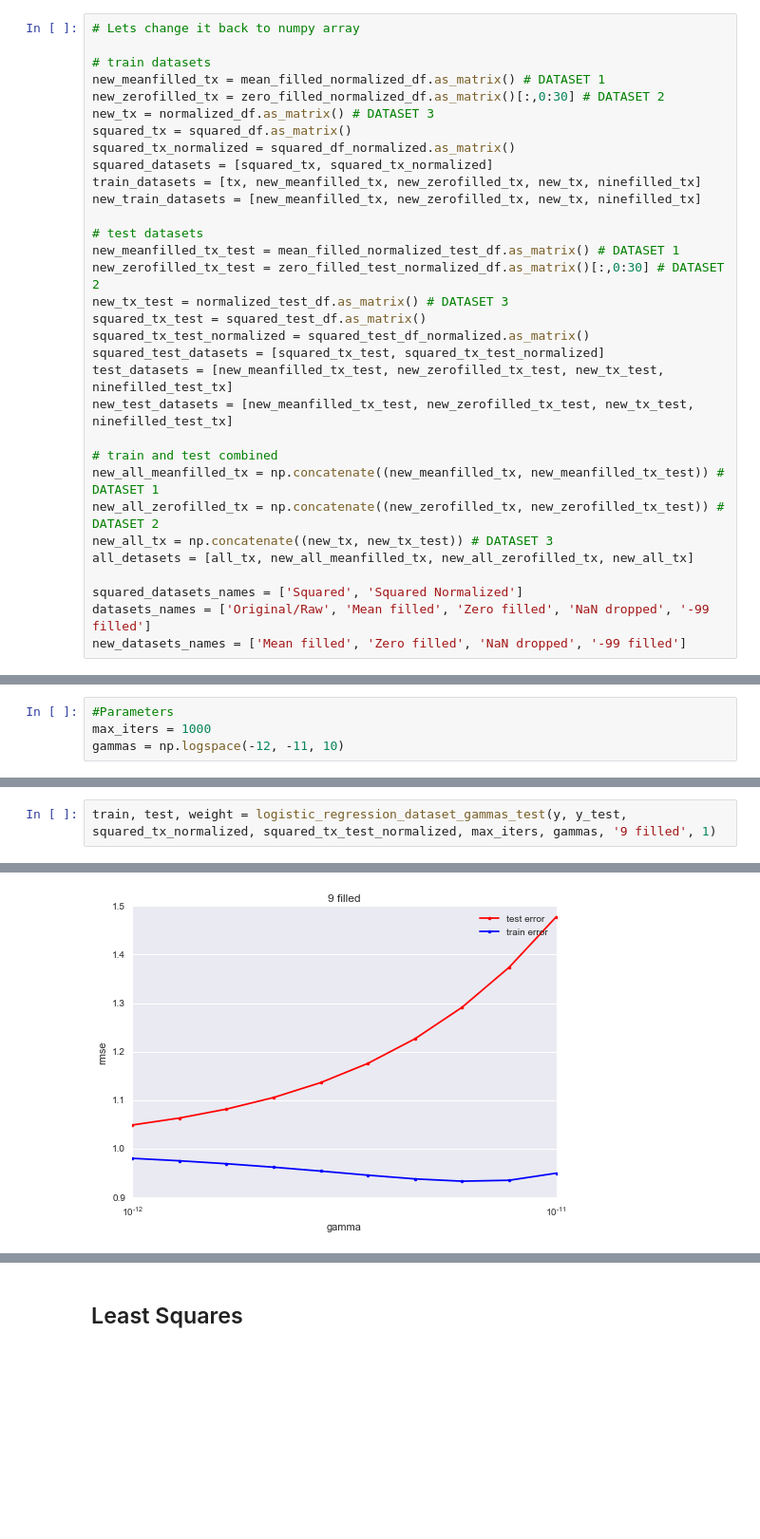
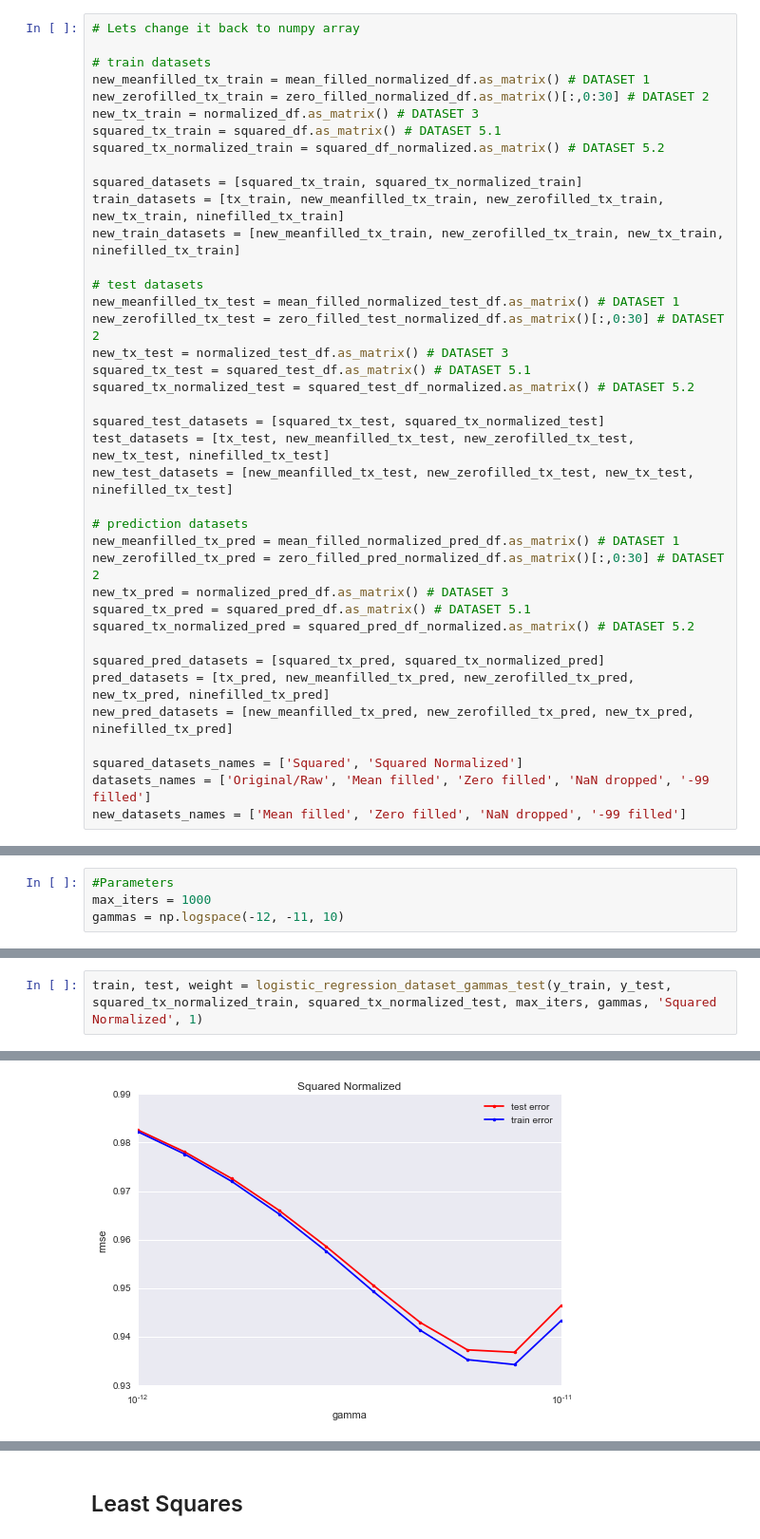
Before and after one commit to PaluchowskiMatthew/MachineLearning, a Jupyter notebook: Projects/project1/scripts/Method Comparison.ipynb, the cells around one changed output, grey strips where cells are left out. Shown at 95% size. Saved outputs shown, nothing was run; the diff lists cells and outputs as text; blank space fills up the shorter version.

```diff
--- a/Projects/project1/scripts/Method Comparison.ipynb
+++ b/Projects/project1/scripts/Method Comparison.ipynb
@@ -155,30 +210,37 @@ ninefilled_test_tx = ninefilled_test_normalized_df.as_matrix()
 # Lets change it back to numpy array
 
 # train datasets
-new_meanfilled_tx = mean_filled_normalized_df.as_matrix() # DATASET 1
-new_zerofilled_tx = zero_filled_normalized_df.as_matrix()[:,0:30] # DATASET 2
-new_tx = normalized_df.as_matrix() # DATASET 3
-squared_tx = squared_df.as_matrix()
-squared_tx_normalized = squared_df_normalized.as_matrix()
-squared_datasets = [squared_tx, squared_tx_normalized]
-train_datasets = [tx, new_meanfilled_tx, new_zerofilled_tx, new_tx, ninefilled_tx]
-new_train_datasets = [new_meanfilled_tx, new_zerofilled_tx, new_tx, ninefilled_tx]
+new_meanfilled_tx_train = mean_filled_normalized_df.as_matrix() # DATASET 1
+new_zerofilled_tx_train = zero_filled_normalized_df.as_matrix()[:,0:30] # DATASET 2
+new_tx_train = normalized_df.as_matrix() # DATASET 3
+squared_tx_train = squared_df.as_matrix() # DATASET 5.1
+squared_tx_normalized_train = squared_df_normalized.as_matrix() # DATASET 5.2
+
+squared_datasets = [squared_tx_train, squared_tx_normalized_train]
+train_datasets = [tx_train, new_meanfilled_tx_train, new_zerofilled_tx_train, new_tx_train, ninefilled_tx_train]
+new_train_datasets = [new_meanfilled_tx_train, new_zerofilled_tx_train, new_tx_train, ninefilled_tx_train]
 
 # test datasets
 new_meanfilled_tx_test = mean_filled_normalized_test_df.as_matrix() # DATASET 1
 new_zerofilled_tx_test = zero_filled_test_normalized_df.as_matrix()[:,0:30] # DATASET 2
 new_tx_test = normalized_test_df.as_matrix() # DATASET 3
-squared_tx_test = squared_test_df.as_matrix()
-squared_tx_test_normalized = squared_test_df_normalized.as_matrix()
-squared_test_datasets = [squared_tx_test, squared_tx_test_normalized]
-test_datasets = [new_meanfilled_tx_test, new_zerofilled_tx_test, new_tx_test, ninefilled_test_tx]
-new_test_datasets = [new_meanfilled_tx_test, new_zerofilled_tx_test, new_tx_test, ninefilled_test_tx]
+squared_tx_test = squared_test_df.as_matrix() # DATASET 5.1
+squared_tx_normalized_test = squared_test_df_normalized.as_matrix() # DATASET 5.2
 
-# train and test combined
-new_all_meanfilled_tx = np.concatenate((new_meanfilled_tx, new_meanfilled_tx_test)) # DATASET 1
-new_all_zerofilled_tx = np.concatenate((new_zerofilled_tx, new_zerofilled_tx_test)) # DATASET 2
-new_all_tx = np.concatenate((new_tx, new_tx_test)) # DATASET 3
-all_detasets = [all_tx, new_all_meanfilled_tx, new_all_zerofilled_tx, new_all_tx]
+squared_test_datasets = [squared_tx_test, squared_tx_normalized_test]
+test_datasets = [tx_test, new_meanfilled_tx_test, new_zerofilled_tx_test, new_tx_test, ninefilled_tx_test]
+new_test_datasets = [new_meanfilled_tx_test, new_zerofilled_tx_test, new_tx_test, ninefilled_tx_test]
+
+# prediction datasets
+new_meanfilled_tx_pred = mean_filled_normalized_pred_df.as_matrix() # DATASET 1
+new_zerofilled_tx_pred = zero_filled_pred_normalized_df.as_matrix()[:,0:30] # DATASET 2
+new_tx_pred = normalized_pred_df.as_matrix() # DATASET 3
+squared_tx_pred = squared_pred_df.as_matrix() # DATASET 5.1
+squared_tx_normalized_pred = squared_pred_df_normalized.as_matrix() # DATASET 5.2
+
+squared_pred_datasets = [squared_tx_pred, squared_tx_normalized_pred]
+pred_datasets = [tx_pred, new_meanfilled_tx_pred, new_zerofilled_tx_pred, new_tx_pred, ninefilled_tx_pred]
+new_pred_datasets = [new_meanfilled_tx_pred, new_zerofilled_tx_pred, new_tx_pred, ninefilled_tx_pred]
 
 squared_datasets_names = ['Squared', 'Squared Normalized']
 datasets_names = ['Original/Raw', 'Mean filled', 'Zero filled', 'NaN dropped', '-99 filled']
@@ -192,3 +264,3 @@ gammas = np.logspace(-12, -11, 10)
 # %%
-train, test, weight = logistic_regression_dataset_gammas_test(y, y_test, squared_tx_normalized, squared_tx_test_normalized, max_iters, gammas, '9 filled', 1)
+train, test, weight = logistic_regression_dataset_gammas_test(y_train, y_test, squared_tx_normalized_train, squared_tx_normalized_test, max_iters, gammas, 'Squared Normalized', 1)
 # %% [output]
@@ -196,2 +268,2 @@ Logistic Regression for 9 filled: execution time=193.907 seconds.
-[figure, old version]
+[figure, new version]
 # %%
```
Also changed, not shown: parts of 37 cells of this notebook, 6 other files.
